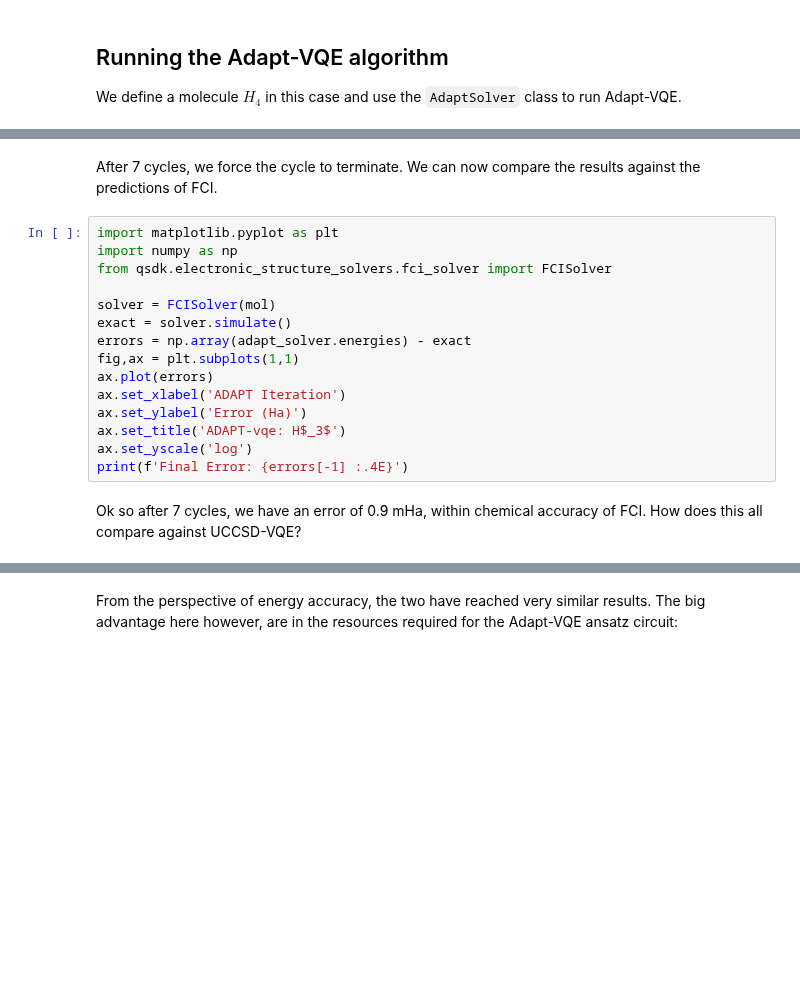
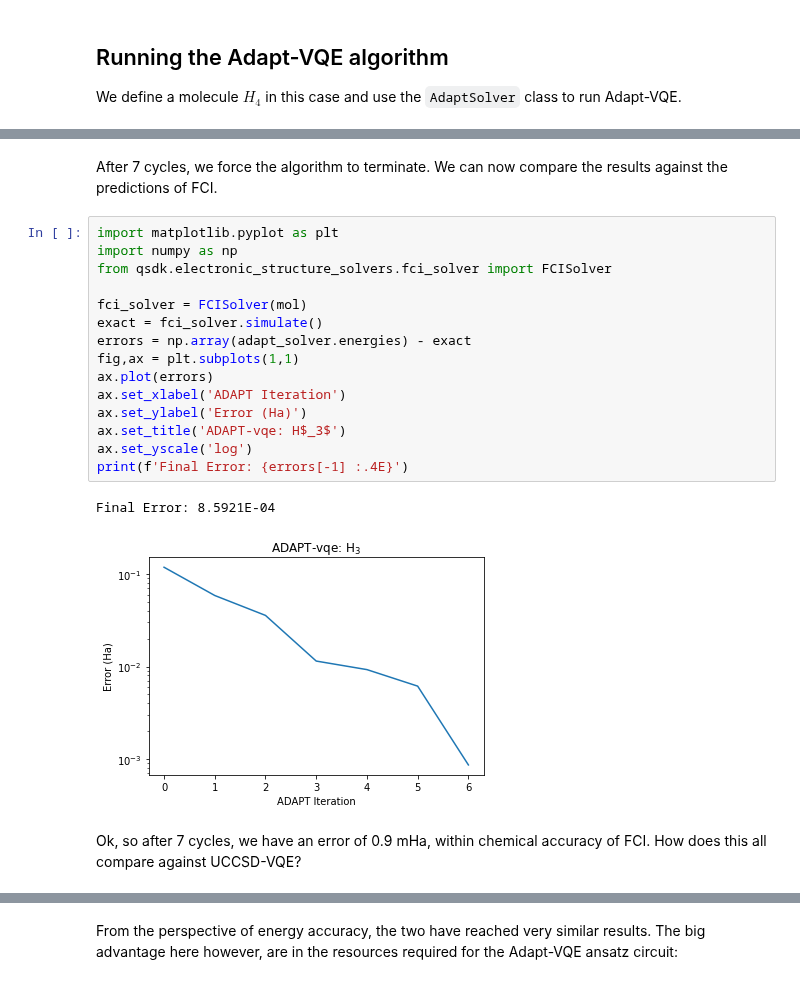
Before and after one commit to sandbox-quantum/Tangelo, a Jupyter notebook: qsdk/examples/adapt.ipynb, the cells around one changed output, grey strips where cells are left out. Cells and saved outputs as stored; diff of their text form; blank space fills up the shorter version.

```diff
--- a/qsdk/examples/adapt.ipynb
+++ b/qsdk/examples/adapt.ipynb
@@ -35,21 +44,24 @@ adapt_solver.simulate()
 # %% [markdown]
-After 7 cycles, we force the cycle to terminate.
+After 7 cycles, we force the algorithm to terminate.
 We can now compare the results against the predictions of FCI.
 # %%
 import matplotlib.pyplot as plt
 import numpy as np
 from qsdk.electronic_structure_solvers.fci_solver import FCISolver
 
-solver = FCISolver(mol)
-exact = solver.simulate()
+fci_solver = FCISolver(mol)
+exact = fci_solver.simulate()
 errors = np.array(adapt_solver.energies) - exact
 fig,ax = plt.subplots(1,1)
 ax.plot(errors)
 ax.set_xlabel('ADAPT Iteration')
 ax.set_ylabel('Error (Ha)')
 ax.set_title('ADAPT-vqe: H$_3$')
 ax.set_yscale('log')
 print(f'Final Error: {errors[-1] :.4E}')
+# %% [output]
+Final Error: 8.5921E-04
+[figure, added]
 # %% [markdown]
-Ok so after 7 cycles, we have an error of 0.9 mHa, within chemical accuracy of FCI. How does this all compare against UCCSD-VQE?
+Ok, so after 7 cycles, we have an error of 0.9 mHa, within chemical accuracy of FCI. How does this all compare against UCCSD-VQE?
 # %%
```
Also changed, not shown: parts of 30 cells of this notebook, 1 other file.
